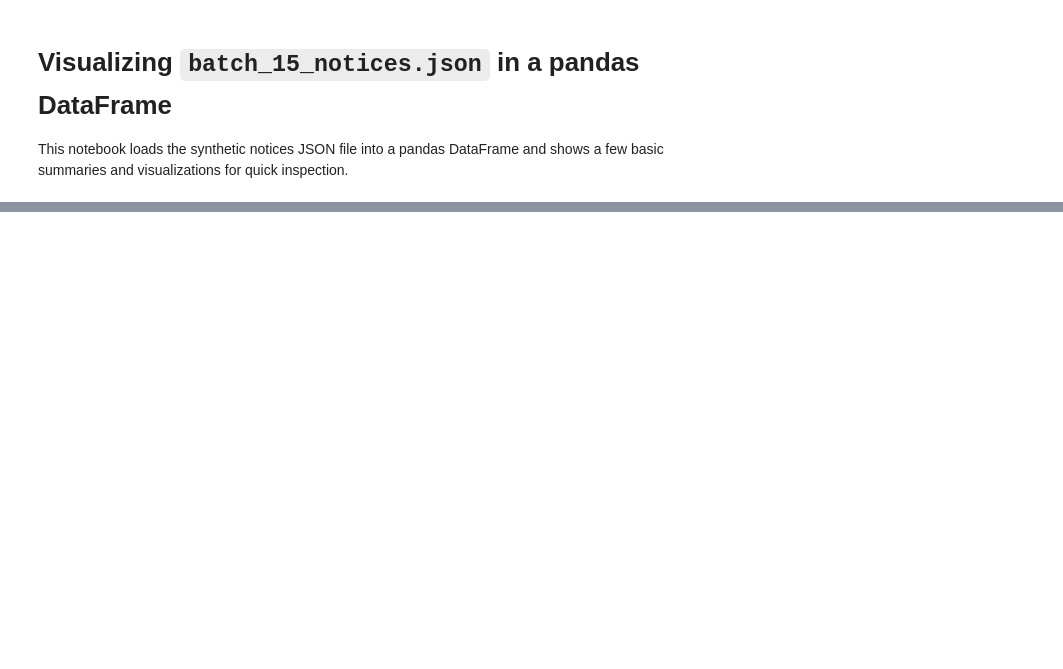
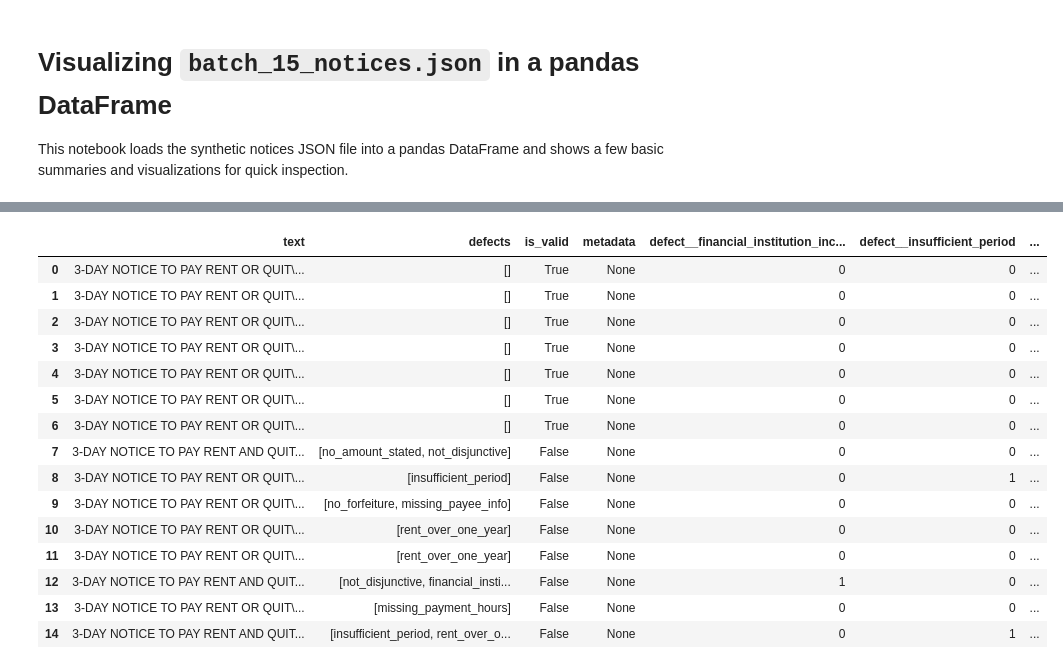
Before and after one commit to afsuarezg/law809e, a Jupyter notebook: synthetic_notices/visualize_batch_15_notices.ipynb, the cells around one changed output, grey strips where cells are left out. Saved outputs shown, nothing was run; the diff lists cells and outputs as text; code cells hidden in the pictures; blank space fills up the shorter version.

```diff
--- a/synthetic_notices/visualize_batch_15_notices.ipynb
+++ b/synthetic_notices/visualize_batch_15_notices.ipynb
@@ -13,7 +13,8 @@ import matplotlib.pyplot as plt
 # %%
 # Load JSON file into a pandas DataFrame
 base_dir = Path.cwd()
-json_path = base_dir / "synthetic_notices" / "output" / "LLM_generated" / "batch_15_notices.json"
+print(base_dir)
+json_path = base_dir / "output" / "LLM_generated" / "batch_15_notices.json"
 
 with json_path.open("r", encoding="utf-8") as f:
     data = json.load(f)
@@ -27,0 +37,12 @@ notices_df.head()
+# %%
+# Create one-hot defect indicator columns (1 = present, 0 = absent)
+
+# Get the set of all unique defect codes across the dataset
+all_defects = sorted({d for row in notices_df["defects"] for d in row})
+
+for defect in all_defects:
+    col_name = f"defect__{defect}"
+    notices_df[col_name] = notices_df["defects"].apply(lambda ds: int(defect in ds))
+
+# Inspect the updated DataFrame with defect indicator columns
+notices_df.head()
@@ -28,3 +56,22 @@ notices_df.head()
+# %%
+notices_df
+# %% [output]
+|  | text | defects | is_valid | metadata | defect__financial_institution_inc... | defect__insufficient_period | ... |
+| 0 | 3-DAY NOTICE TO PAY RENT OR QUIT\... | [] | True | None | 0 | 0 | ... |
+| 1 | 3-DAY NOTICE TO PAY RENT OR QUIT\... | [] | True | None | 0 | 0 | ... |
+| 2 | 3-DAY NOTICE TO PAY RENT OR QUIT\... | [] | True | None | 0 | 0 | ... |
+| 3 | 3-DAY NOTICE TO PAY RENT OR QUIT\... | [] | True | None | 0 | 0 | ... |
+| 4 | 3-DAY NOTICE TO PAY RENT OR QUIT\... | [] | True | None | 0 | 0 | ... |
+| 5 | 3-DAY NOTICE TO PAY RENT OR QUIT\... | [] | True | None | 0 | 0 | ... |
+| 6 | 3-DAY NOTICE TO PAY RENT OR QUIT\... | [] | True | None | 0 | 0 | ... |
+| 7 | 3-DAY NOTICE TO PAY RENT AND QUIT... | [no_amount_stated, not_disjunctive] | False | None | 0 | 0 | ... |
+| 8 | 3-DAY NOTICE TO PAY RENT OR QUIT\... | [insufficient_period] | False | None | 0 | 1 | ... |
+| 9 | 3-DAY NOTICE TO PAY RENT OR QUIT\... | [no_forfeiture, missing_payee_info] | False | None | 0 | 0 | ... |
+| 10 | 3-DAY NOTICE TO PAY RENT OR QUIT\... | [rent_over_one_year] | False | None | 0 | 0 | ... |
+| 11 | 3-DAY NOTICE TO PAY RENT OR QUIT\... | [rent_over_one_year] | False | None | 0 | 0 | ... |
+| 12 | 3-DAY NOTICE TO PAY RENT AND QUIT... | [not_disjunctive, financial_insti... | False | None | 1 | 0 | ... |
+| 13 | 3-DAY NOTICE TO PAY RENT OR QUIT\... | [missing_payment_hours] | False | None | 0 | 0 | ... |
+| 14 | 3-DAY NOTICE TO PAY RENT AND QUIT... | [insufficient_period, rent_over_o... | False | None | 0 | 1 | ... |
 # %%
 # Basic validity breakdown
 valid_counts = notices_df["is_valid"].value_counts().sort_index()
```
Also changed, not shown: parts of 5 cells of this notebook, 2 other files.
